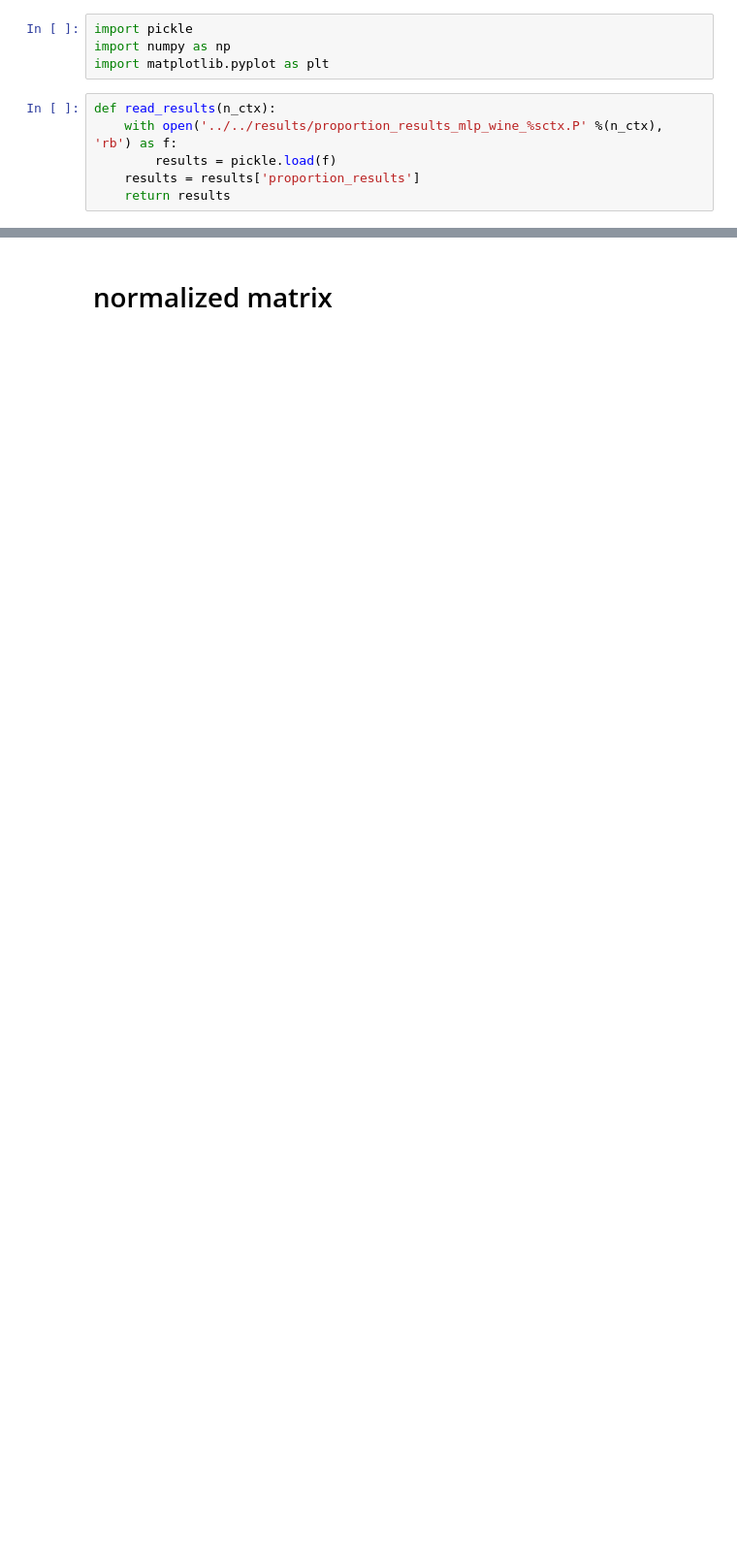
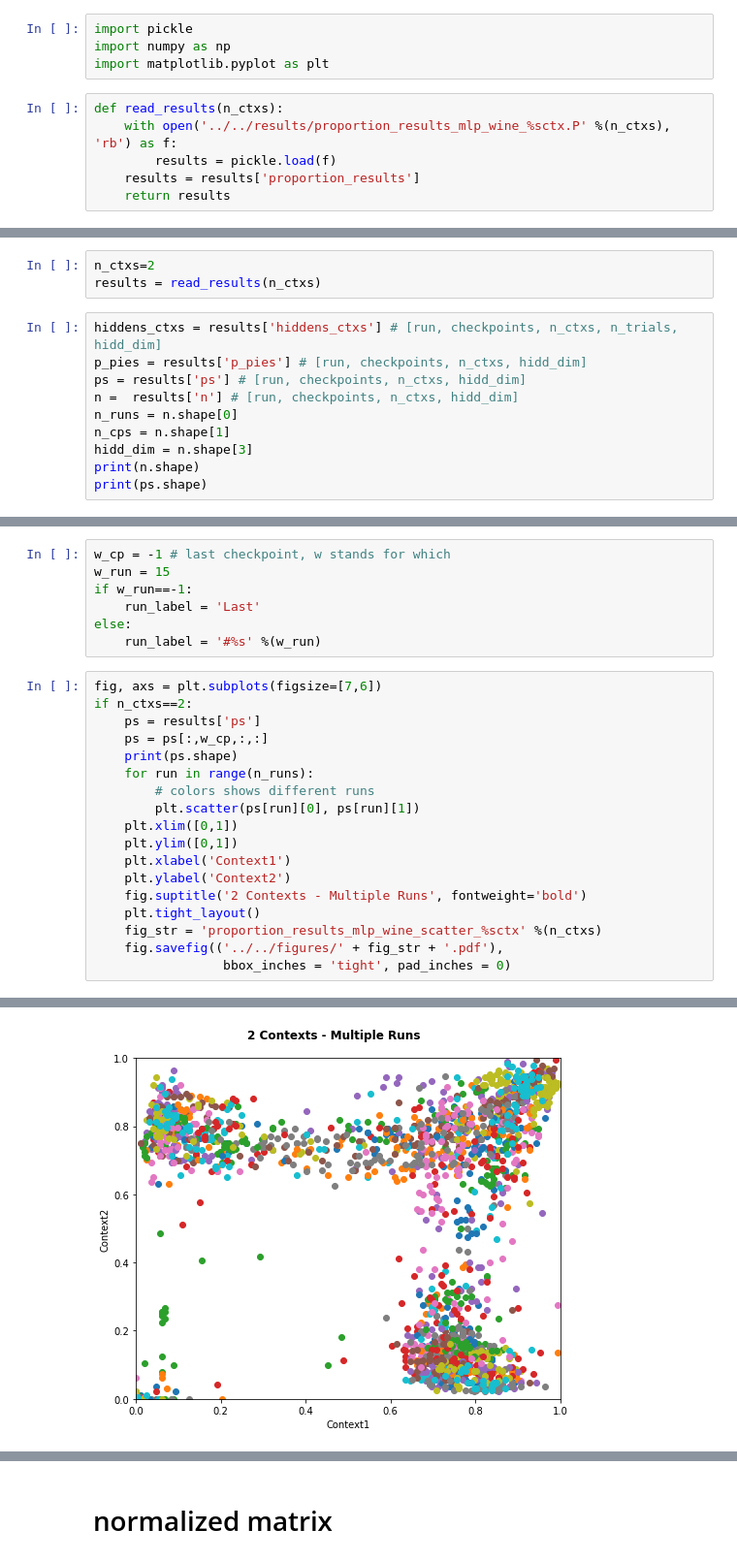
Before and after one commit to MaryZolfaghar/WCSLS, a Jupyter notebook: notebooks/results_proportions.ipynb, the cells around one changed output, grey strips where cells are left out. Shown at 97% size. Saved outputs shown, nothing was run; the diff lists cells and outputs as text; blank space fills up the shorter version.

Commit message:
proportion results

```diff
--- a/notebooks/results_proportions.ipynb
+++ b/notebooks/results_proportions.ipynb
@@ -3,8 +3,8 @@ import pickle
 import numpy as np
 import matplotlib.pyplot as plt
 # %%
-def read_results(n_ctx):
-    with open('../../results/proportion_results_mlp_wine_%sctx.P' %(n_ctx), 'rb') as f:
+def read_results(n_ctxs):
+    with open('../../results/proportion_results_mlp_wine_%sctx.P' %(n_ctxs), 'rb') as f:
         results = pickle.load(f)
     results = results['proportion_results']
     return results
@@ -67,0 +45,13 @@ plot_pie_bar_chart(f)
+# %%
+n_ctxs=2
+results = read_results(n_ctxs)
+# %%
+hiddens_ctxs = results['hiddens_ctxs'] # [run, checkpoints, n_ctxs, n_trials, hidd_dim]
+p_pies = results['p_pies'] # [run, checkpoints, n_ctxs, hidd_dim]
+ps = results['ps'] # [run, checkpoints, n_ctxs, hidd_dim]
+n =  results['n'] # [run, checkpoints, n_ctxs, hidd_dim]
+n_runs = n.shape[0]
+n_cps = n.shape[1]
+hidd_dim = n.shape[3]
+print(n.shape)
+print(ps.shape)
@@ -67,0 +61,26 @@ plot_pie_bar_chart(f)
+# %%
+w_cp = -1 # last checkpoint, w stands for which
+w_run = 15
+if w_run==-1:
+    run_label = 'Last'
+else:
+    run_label = '#%s' %(w_run)
+# %%
+fig, axs = plt.subplots(figsize=[7,6])
+if n_ctxs==2:
+    ps = results['ps']
+    ps = ps[:,w_cp,:,:]
+    print(ps.shape)
+    for run in range(n_runs):
+        # colors shows different runs
+        plt.scatter(ps[run][0], ps[run][1])
+    plt.xlim([0,1])
+    plt.ylim([0,1])
+    plt.xlabel('Context1')
+    plt.ylabel('Context2')
+    fig.suptitle('2 Contexts - Multiple Runs', fontweight='bold')
+    plt.tight_layout()
+    fig_str = 'proportion_results_mlp_wine_scatter_%sctx' %(n_ctxs)
+    fig.savefig(('../../figures/' + fig_str + '.pdf'),
+                 bbox_inches = 'tight', pad_inches = 0)
+# %% [output]
@@ -67,0 +88 @@ plot_pie_bar_chart(f)
+[figure, added]
```
Also changed, not shown: parts of 15 cells of this notebook, 1 other file.
